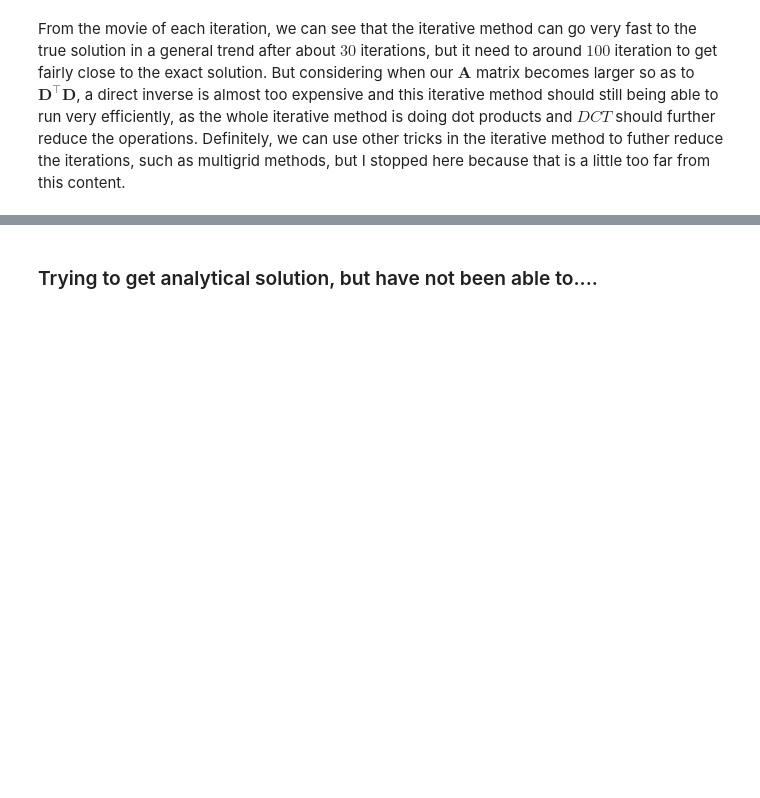
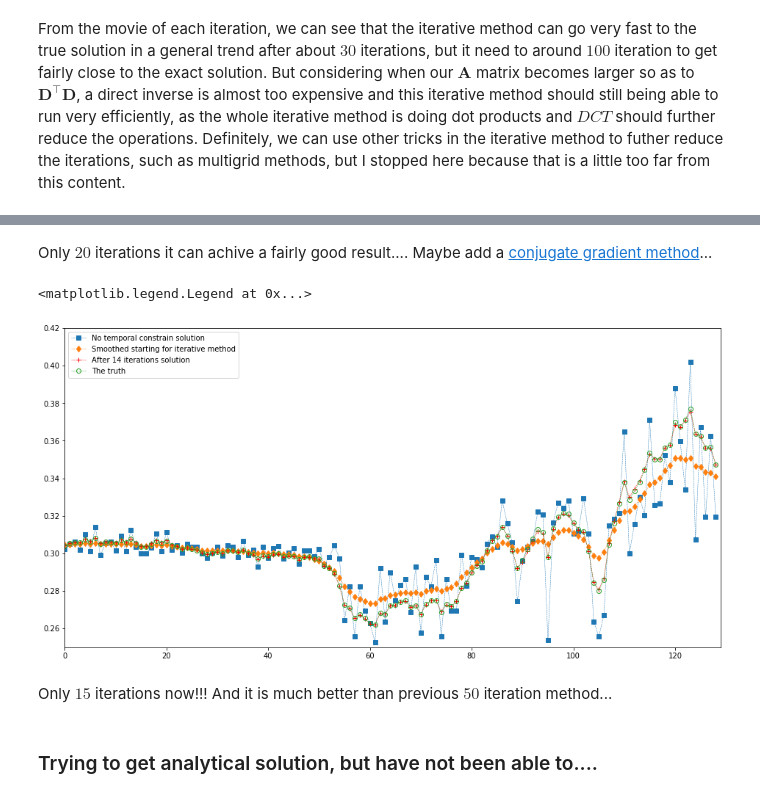
Before and after one commit to MarcYin/DTD-DCT-and-Three-Kernels, a Jupyter notebook: Chapter 1 On the resolving DCT, DTD and Three Kernels problem.ipynb, the cells around one changed output, grey strips where cells are left out. Saved outputs shown, nothing was run; the diff lists cells and outputs as text; code cells hidden in the pictures; blank space fills up the shorter version.

```diff
--- a/Chapter 1 On the resolving DCT, DTD and Three Kernels problem.ipynb
+++ b/Chapter 1 On the resolving DCT, DTD and Three Kernels problem.ipynb
@@ -1067,3 +1124,74 @@ From the movie of each iteration, we can see that the iterative method can go ve
+# %% [markdown]
+Only $20$ iterations it can achive a fairly good result.... Maybe add a [conjugate gradient method](https://en.wikipedia.org/wiki/Conjugate_gradient_method)...
+# %%
+lamb_1, lamb_2, lamb_3 = 100, 20, 30
+ny = len(k_iso)
+lamb_dtd = 2 - 2*np.cos(np.arange(ny)*np.pi/ny)
+fv = lambda lamb: 1./(1. + lamb*lamb_dtd)
+
+# the truth
+
+udtd = compose_dtd(1, ny)[1].todense()
+dtd = scipy.linalg.block_diag(lamb_1 * udtd, lamb_2 * udtd, lamb_3 * udtd)
+x_real = np.linalg.inv(A + dtd).dot(b)
+
+# different gamma for different parameters
+
+gamma_1 =  fv(lamb_1)
+gamma_2 =  fv(lamb_2)
+gamma_3 =  fv(lamb_3)
+
+# a smoothed starting point
+
+x0 = np.hstack([idct(fv(np.sqrt(lamb_1))*dct(xx[:ny],     norm = 'ortho'),  norm = 'ortho'), \
+                idct(fv(np.sqrt(lamb_2))*dct(xx[ny:2*ny], norm = 'ortho'),  norm = 'ortho'), \
+                idct(fv(np.sqrt(lamb_3))*dct(xx[2*ny:],   norm = 'ortho'),  norm = 'ortho')])
+x0 = np.matrix(x0).T
+st = x0.copy()
+
+b0 = np.matrix(b).T
+
+
+def do_dct(r):
+    r = np.array(r).ravel()
+    r= [idct(gamma_1 * dct(r[:ny],       norm='ortho'), norm='ortho'), \
+        idct(gamma_2 * dct(r[ny:2*ny],   norm='ortho'), norm='ortho'), \
+        idct(gamma_3 * dct(r[2*ny:3*ny], norm='ortho'), norm='ortho')]
+    return np.matrix(np.array(r).ravel()).T
+
+n=15
+pr = None
+pz = None
+for i in range(n):
+    if i==0:
+        r = (b0 - (A+dtd).dot(x0))
+        z = do_dct(r)
+        z = np.matrix(np.array(z).ravel()).T
+        p = z
+
+    alpha  = r.T.dot(z)/(p.T.dot(A+dtd).dot(p))
+    alphas.append(alpha)
+    x0  += p.dot(alpha)
+    pr = r.copy()
+    pz = z.copy()
+    r   -= (A+dtd).dot(p) * alpha
+    z    = do_dct(r)
+    beta = z.T.dot(r)/pz.T.dot(pr)
+    p = z + p.dot(beta)
+
+plt.figure(figsize=(16,8))
+plt.plot(xx[:129],'s--', lw=0.5, label = 'No temporal constrain solution')
+plt.plot(st[:129], 'd--', lw=0.5, label = 'Smoothed starting for iterative method')
+plt.plot(x0[:129], 'r+--', lw=0.5, label = 'After %d iterations solution'%i)
+plt.plot(x_real[:129], 'o--', mfc = 'none',lw=0.5,label = 'The truth')
+plt.xlim(0, 129)
+plt.ylim(0.25, 0.42)
+plt.legend()
+# %% [output]
+<matplotlib.legend.Legend at 0x...>
+[figure, added]
+# %% [markdown]
+Only $15$ iterations now!!! And it is much better than previous $50$ iteration method...
 # %% [markdown]
 ### Trying to get analytical solution, but have not been able to....
 # %% [markdown]
```
Also changed, not shown: parts of 8 cells of this notebook.
